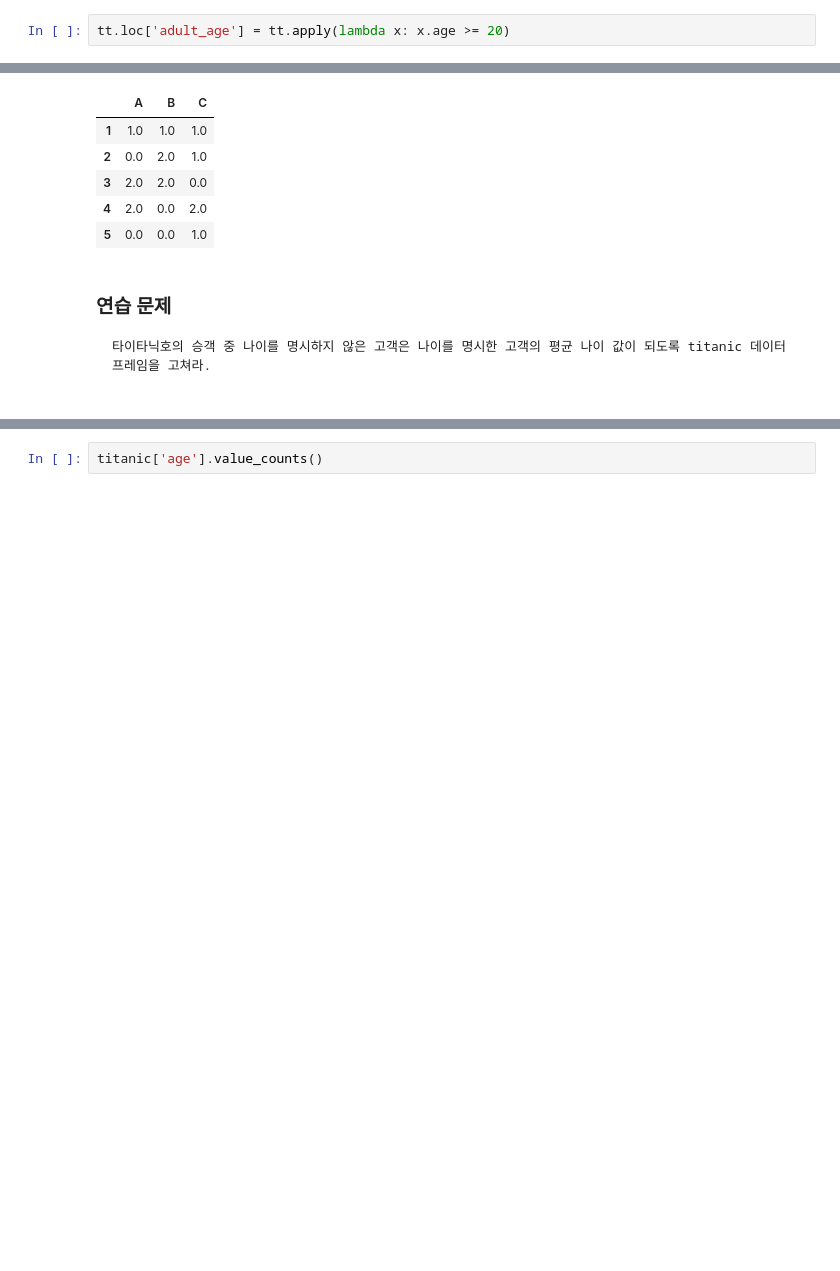
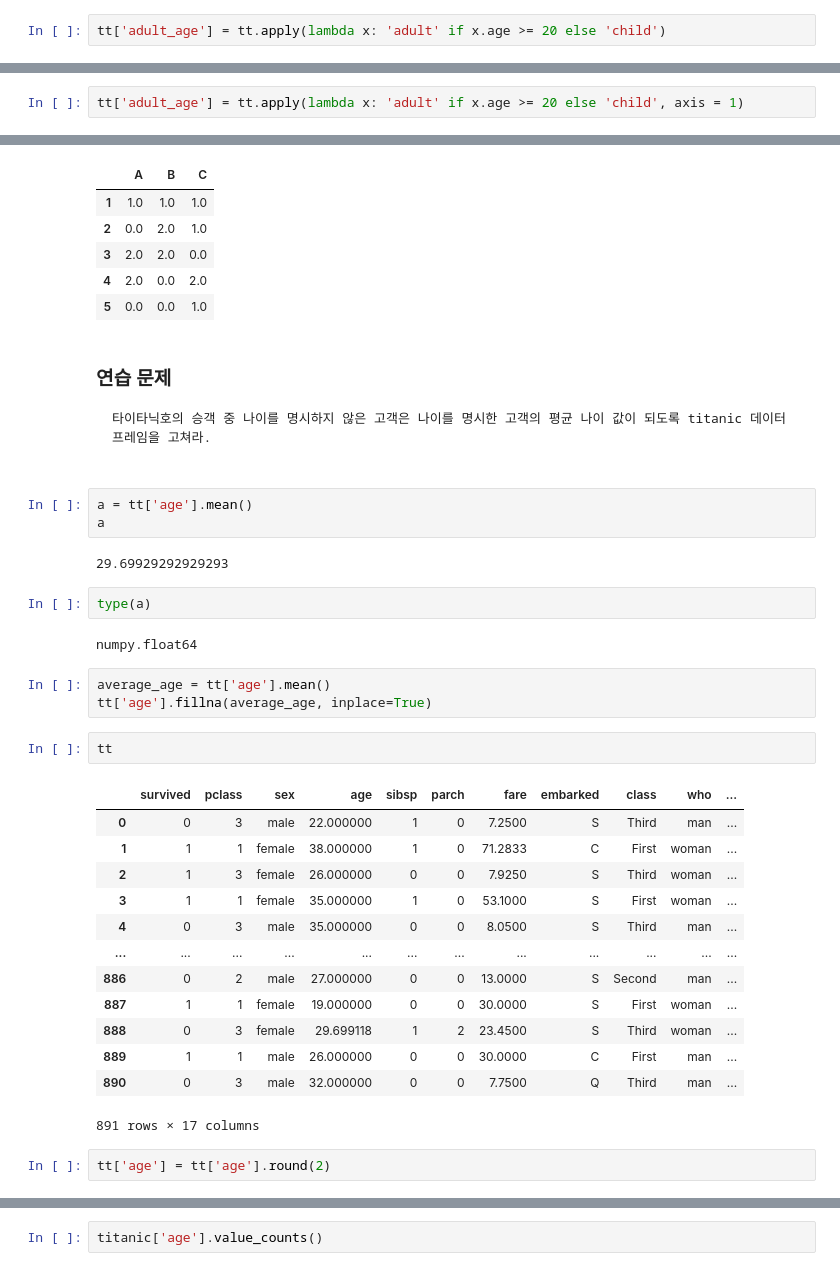
Before and after one commit to Salyeon/wassup3, a Jupyter notebook: 03_Data_Preprocessing/02_04_Pandas 데이터프레임 데이터 조작.ipynb, the cells around one changed output, grey strips where cells are left out. Saved outputs shown, nothing was run; the diff lists cells and outputs as text; blank space fills up the shorter version.

````diff
--- a/03_Data_Preprocessing/02_04_Pandas 데이터프레임 데이터 조작.ipynb
+++ b/03_Data_Preprocessing/02_04_Pandas 데이터프레임 데이터 조작.ipynb
@@ -738,6 +739,6 @@ tt
 | 890 | 0 | 3 | male | 32.0 | 0 | 0 | 7.7500 | Q | Third | man | ... |
 891 rows × 15 columns
 # %%
-tt.loc['adult_age'] = tt.apply(lambda x: x.age >= 20)
+tt['adult_age'] = tt.apply(lambda x: 'adult' if x.age >= 20 else 'child')
 # %% [output]
 AttributeError: 'Series' object has no attribute 'age'
@@ -758,0 +761,2 @@ Name: age, Length: 892, dtype: bool
+# %%
+tt['adult_age'] = tt.apply(lambda x: 'adult' if x.age >= 20 else 'child', axis = 1)
@@ -916,3 +929,33 @@ df3.apply(pd.value_counts).fillna(0.0) # NaN 값을 자동으로 0.0으로 바
 타이타닉호의 승객 중 나이를 명시하지 않은 고객은 나이를 명시한 고객의 평균 나이 값이 되도록 titanic 데이터프레임을 고쳐라.
 
 ```
+# %%
+a = tt['age'].mean()
+a
+# %% [output]
+29.69929292929293
+# %%
+type(a)
+# %% [output]
+numpy.float64
+# %%
+average_age = tt['age'].mean()
+tt['age'].fillna(average_age, inplace=True)
+# %%
+tt
+# %% [output]
+|  | survived | pclass | sex | age | sibsp | parch | fare | embarked | class | who | ... |
+| 0 | 0 | 3 | male | 22.000000 | 1 | 0 | 7.2500 | S | Third | man | ... |
+| 1 | 1 | 1 | female | 38.000000 | 1 | 0 | 71.2833 | C | First | woman | ... |
+| 2 | 1 | 3 | female | 26.000000 | 0 | 0 | 7.9250 | S | Third | woman | ... |
+| 3 | 1 | 1 | female | 35.000000 | 1 | 0 | 53.1000 | S | First | woman | ... |
+| 4 | 0 | 3 | male | 35.000000 | 0 | 0 | 8.0500 | S | Third | man | ... |
+| ... | ... | ... | ... | ... | ... | ... | ... | ... | ... | ... | ... |
+| 886 | 0 | 2 | male | 27.000000 | 0 | 0 | 13.0000 | S | Second | man | ... |
+| 887 | 1 | 1 | female | 19.000000 | 0 | 0 | 30.0000 | S | First | woman | ... |
+| 888 | 0 | 3 | female | 29.699118 | 1 | 2 | 23.4500 | S | Third | woman | ... |
+| 889 | 1 | 1 | male | 26.000000 | 0 | 0 | 30.0000 | C | First | man | ... |
+| 890 | 0 | 3 | male | 32.000000 | 0 | 0 | 7.7500 | Q | Third | man | ... |
+891 rows × 17 columns
+# %%
+tt['age'] = tt['age'].round(2)
````
Also changed, not shown: parts of 6 cells of this notebook, 6 other files.
